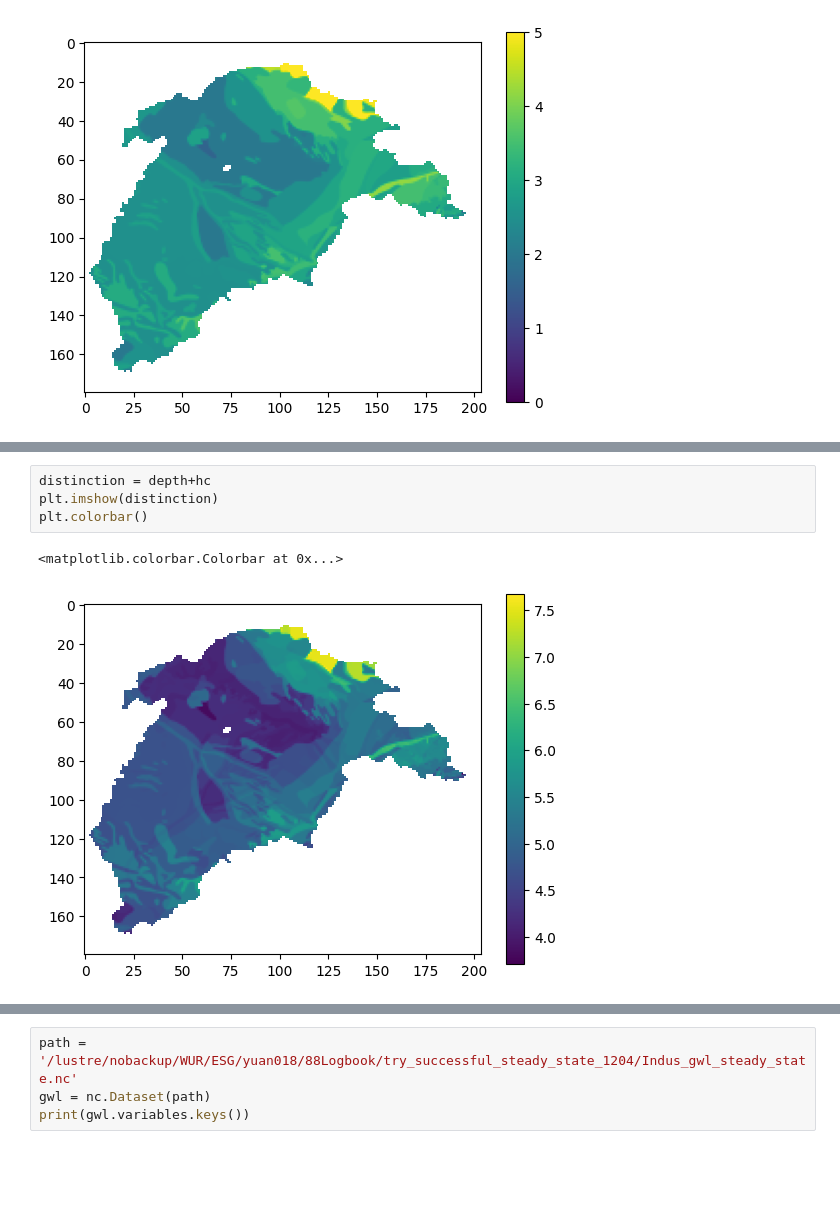
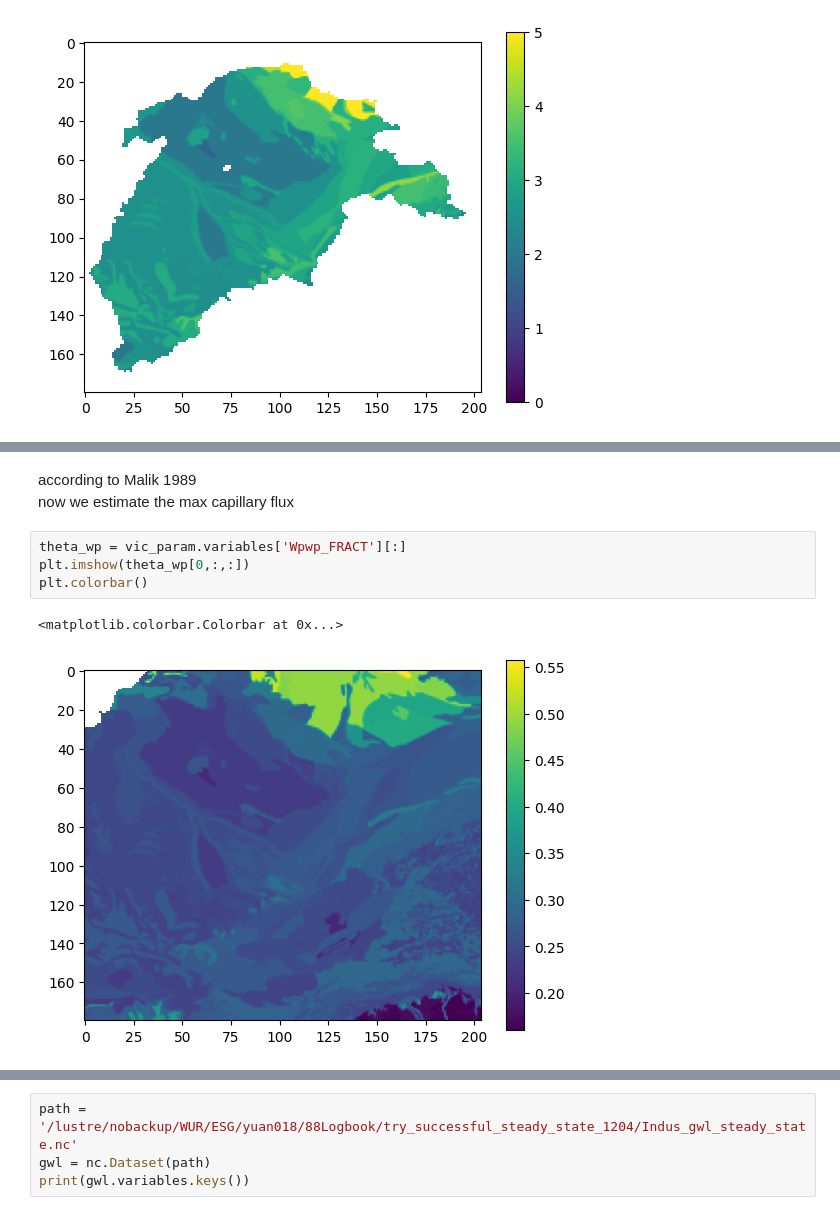
Before and after one commit to StellaLiu-gogogo/VIC-WUR-GWM, a Jupyter notebook: vic_online/python/capillary_rise_analysis.ipynb, the cells around one changed output, grey strips where cells are left out. Saved outputs shown, nothing was run; the diff lists cells and outputs as text; blank space fills up the shorter version.

```diff
--- a/vic_online/python/capillary_rise_analysis.ipynb
+++ b/vic_online/python/capillary_rise_analysis.ipynb
@@ -169,7 +163,10 @@ plt.colorbar()
-# %%
-distinction = depth+hc
-plt.imshow(distinction)
-plt.colorbar()
-# %% [output]
-<matplotlib.colorbar.Colorbar at 0x...>
-[figure, removed]
+# %% [markdown]
+according to Malik 1989
+now we estimate the max capillary flux
+# %%
+theta_wp = vic_param.variables['Wpwp_FRACT'][:]
+plt.imshow(theta_wp[0,:,:])
+plt.colorbar()
+# %% [output]
+<matplotlib.colorbar.Colorbar at 0x...>
+[figure, added]
```
Also changed, not shown: parts of 19 cells of this notebook, 13 other files.
